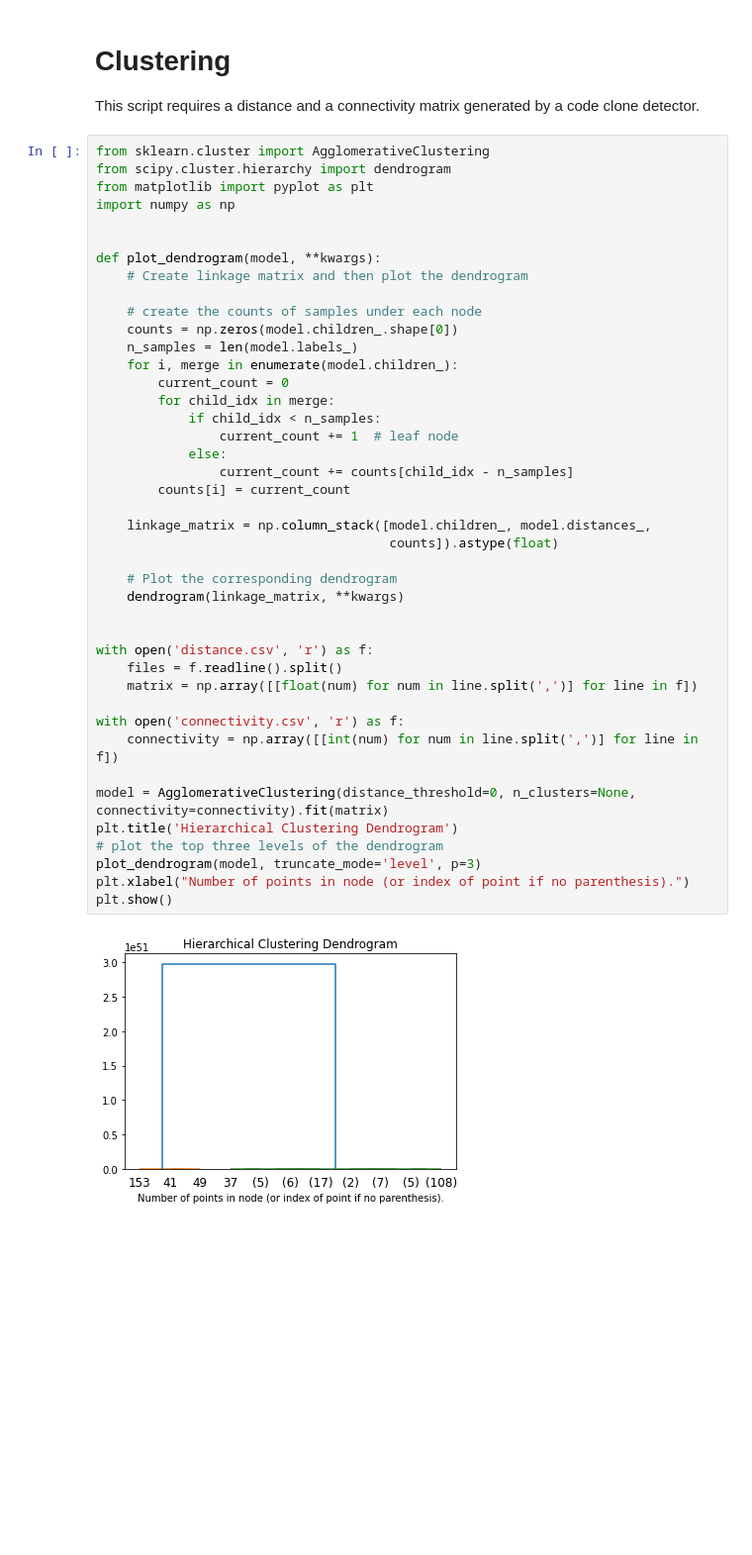
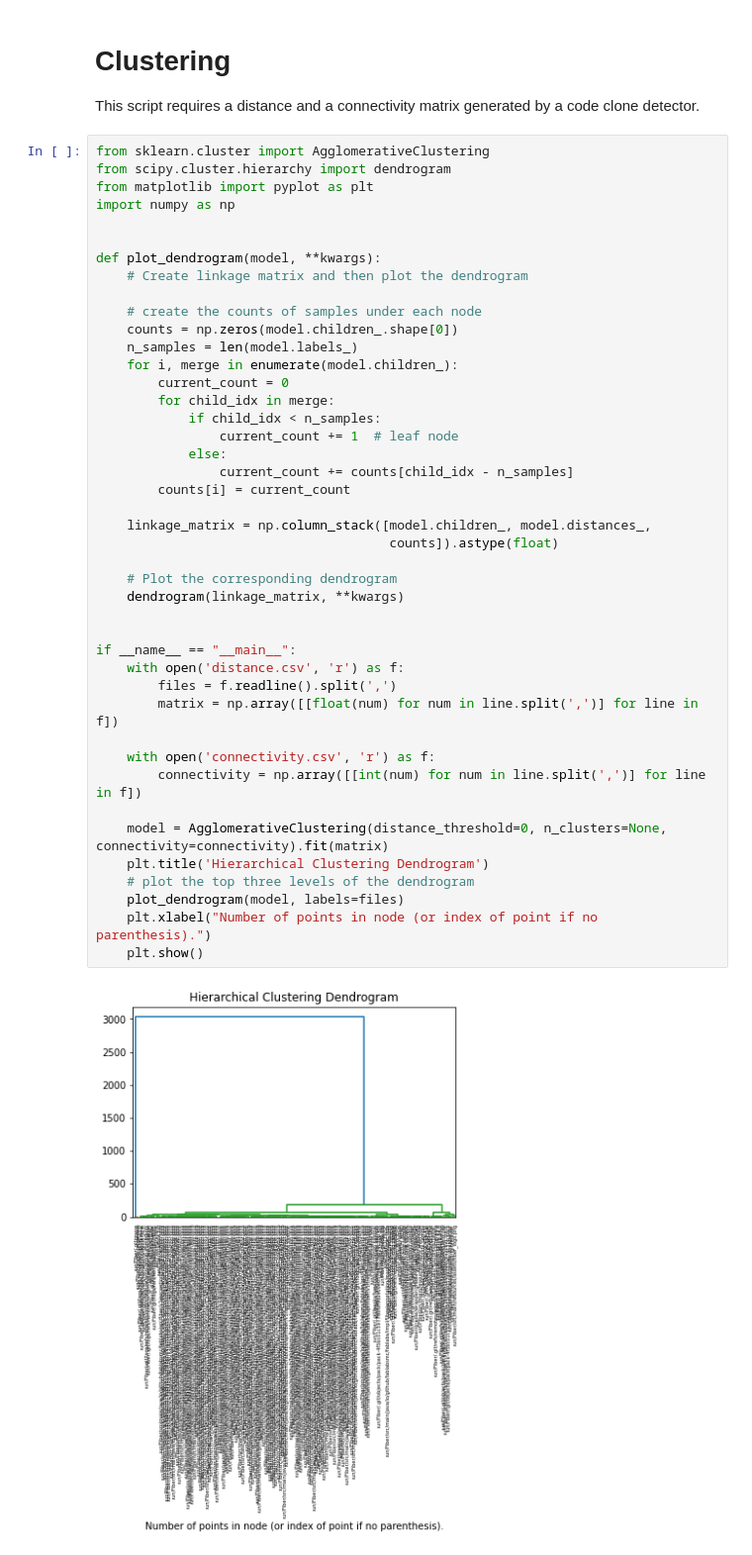
Before and after one commit to yoriyuki-aist/CodeRepeat, a Jupyter notebook: notebook/Clustering.ipynb, the cells around one changed output. Shown: that part at 99% size. Saved outputs shown, nothing was run; the diff lists cells and outputs as text; blank space fills up the shorter version.

```diff
--- a/notebook/Clustering.ipynb
+++ b/notebook/Clustering.ipynb
@@ -6,42 +6,43 @@ from sklearn.cluster import AgglomerativeClustering
 from scipy.cluster.hierarchy import dendrogram
 from matplotlib import pyplot as plt
 import numpy as np
 
 
 def plot_dendrogram(model, **kwargs):
     # Create linkage matrix and then plot the dendrogram
 
     # create the counts of samples under each node
     counts = np.zeros(model.children_.shape[0])
     n_samples = len(model.labels_)
     for i, merge in enumerate(model.children_):
         current_count = 0
         for child_idx in merge:
             if child_idx < n_samples:
                 current_count += 1  # leaf node
             else:
                 current_count += counts[child_idx - n_samples]
         counts[i] = current_count
 
     linkage_matrix = np.column_stack([model.children_, model.distances_,
                                       counts]).astype(float)
 
     # Plot the corresponding dendrogram
     dendrogram(linkage_matrix, **kwargs)
 
 
-with open('distance.csv', 'r') as f:
-    files = f.readline().split()
-    matrix = np.array([[float(num) for num in line.split(',')] for line in f])
+if __name__ == "__main__":
+    with open('distance.csv', 'r') as f:
+        files = f.readline().split(',')
+        matrix = np.array([[float(num) for num in line.split(',')] for line in f])
 
-with open('connectivity.csv', 'r') as f:
-    connectivity = np.array([[int(num) for num in line.split(',')] for line in f])
+    with open('connectivity.csv', 'r') as f:
+        connectivity = np.array([[int(num) for num in line.split(',')] for line in f])
 
-model = AgglomerativeClustering(distance_threshold=0, n_clusters=None, connectivity=connectivity).fit(matrix)
-plt.title('Hierarchical Clustering Dendrogram')
-# plot the top three levels of the dendrogram
-plot_dendrogram(model, truncate_mode='level', p=3)
-plt.xlabel("Number of points in node (or index of point if no parenthesis).")
-plt.show()
+    model = AgglomerativeClustering(distance_threshold=0, n_clusters=None, connectivity=connectivity).fit(matrix)
+    plt.title('Hierarchical Clustering Dendrogram')
+    # plot the top three levels of the dendrogram
+    plot_dendrogram(model, labels=files)
+    plt.xlabel("Number of points in node (or index of point if no parenthesis).")
+    plt.show()
 # %% [output]
-[figure, old version]
+[figure, new version]
```
Also changed, not shown: 2 other files.
